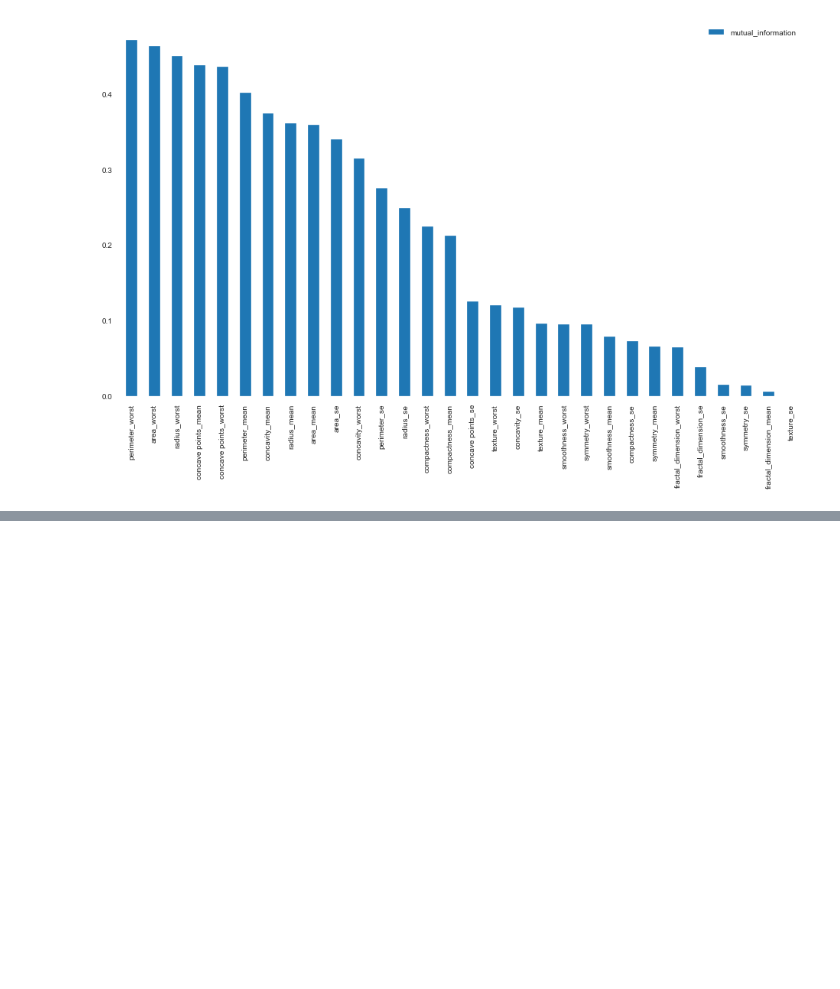
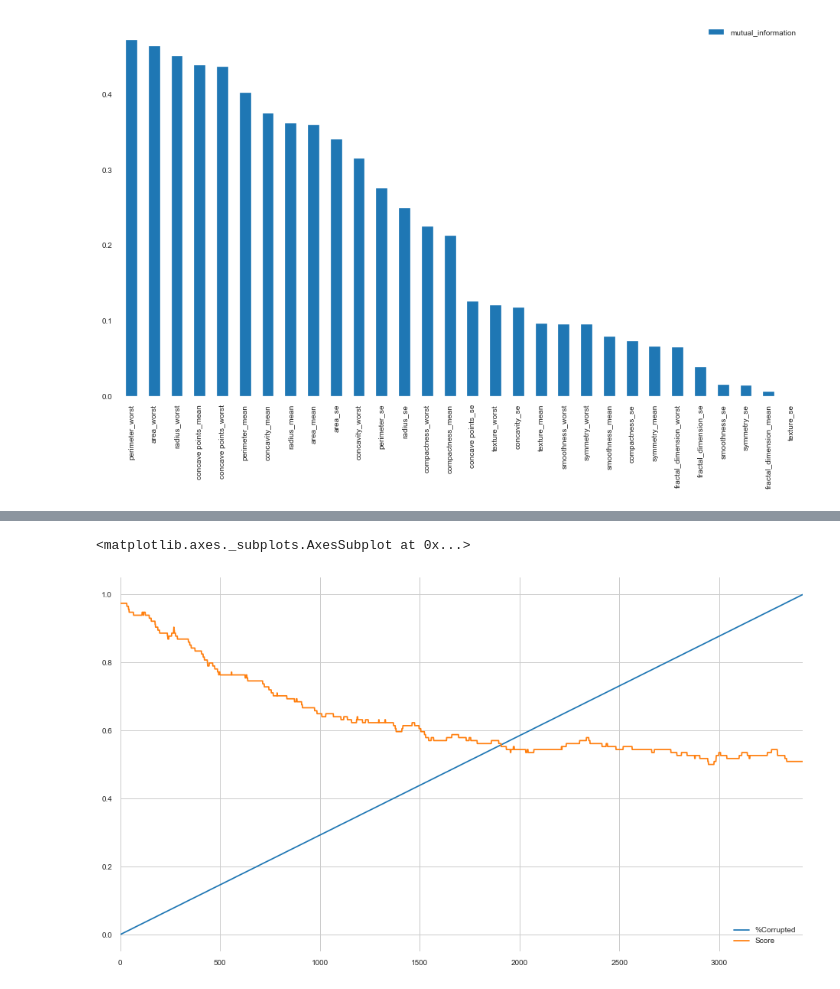
Before and after one commit to NautiyalAmit/Data-Science-Application-Feature-Selection, a Jupyter notebook: Feature Ranking And Selection .ipynb, the cells around one changed output, grey strips where cells are left out. Drawn from its saved outputs; the diff is of its cells as text; code cells hidden in the pictures; blank space fills up the shorter version.

```diff
--- a/Feature Ranking And Selection .ipynb
+++ b/Feature Ranking And Selection .ipynb
@@ -337,0 +289,8 @@ pd.DataFrame(res,columns=['feature','score','loss']).sort_values(by='loss')
+# %%
+data_corruptor = NumericDataCorruptor(X_test,feature_stats,feature_cols)
+
+total_cells = X_test.shape[0] * X_test.shape[1]
+res= []
+for n in range(total_cells):
+        corrupted_score = clf.score(data_corruptor.get_dataset_with_corrupted_cell(), y_test)
+        res.append([(n/total_cells),corrupted_score])
@@ -337,0 +348,5 @@ pd.DataFrame(res,columns=['feature','score','loss']).sort_values(by='loss')
+# %%
+pd.DataFrame(res,columns=['%Corrupted','Score']).plot(figsize=(16,9),grid=True)
+# %% [output]
+<matplotlib.axes._subplots.AxesSubplot at 0x...>
+[figure, added]
```
Also changed, not shown: parts of 19 cells of this notebook, 1 other file.
